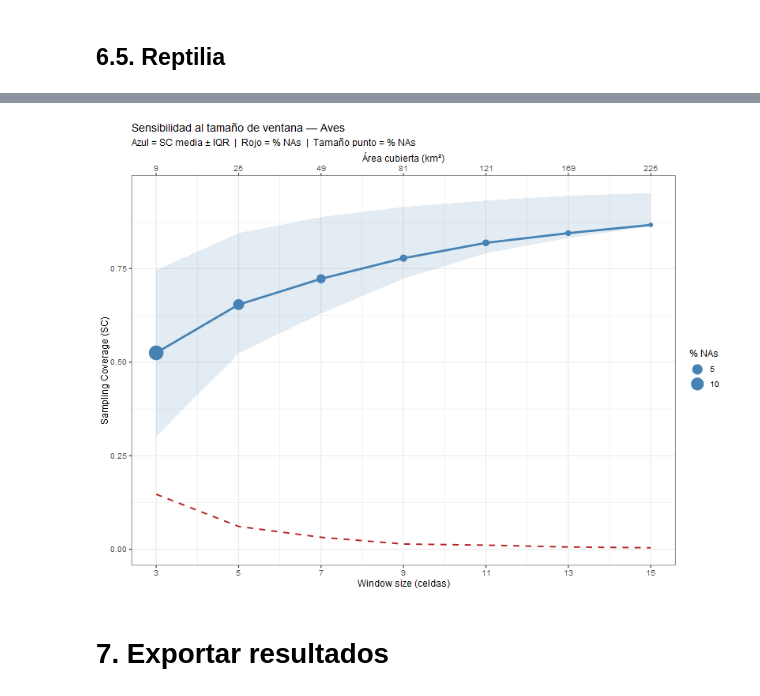
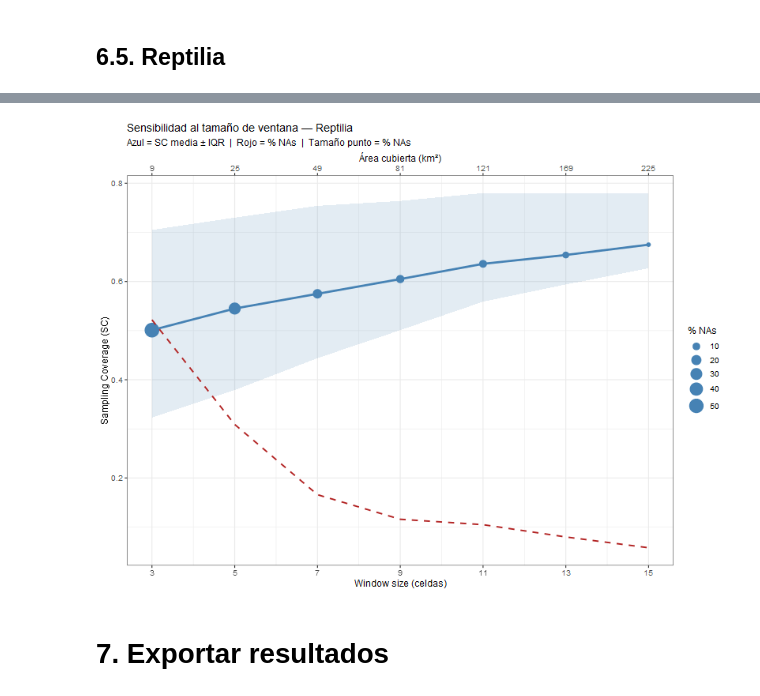
Before and after one commit to daningMontano/ACUS_BIODIV_ZCH, a Jupyter notebook: Notebooks/2_Sampling_coverage.ipynb, the cells around one changed output, grey strips where cells are left out. Cells and saved outputs as stored; diff of their text form; code cells hidden in the pictures.

Commit message:
Se arregla la taxonomia de squamata y Animalia

```diff
--- a/Notebooks/2_Sampling_coverage.ipynb
+++ b/Notebooks/2_Sampling_coverage.ipynb
@@ -26,7 +31,7 @@ library(ggplot2)
 ## 2.1. Ocurrences
 # %%
 bio_records = read.csv( "../../../DATOS/Datasets/Biodiversidad/biodiversidad_ocurrences_clean.csv")|>
-  filter(coordinateUncertaintyInMeters == 5000 )
+  filter(coordinateUncertaintyInMeters <= 5000 | is.na(coordinateUncertaintyInMeters))
 
 # Transform to sf object
 bio_records_sf = st_as_sf(
@@ -68,7 +95,7 @@ recors_grid_1km_buffer <- st_join(
 # %% [markdown]
 All
 # %%
-total_records_species_per_grid= recors_grid_1km_buffer |>
+total_records_species_per_grid= records_grid_1km_buffer |>
   as.data.frame() |>
   dplyr::group_by(id) |>
   dplyr::summarise(
@@ -79,7 +106,7 @@ total_records_species_per_grid= recors_grid_1km_buffer |>
 # %% [markdown]
 By group
 # %%
-total_records_species_per_grid_plants = recors_grid_1km_buffer |>
+total_records_species_per_grid_plants = records_grid_1km_buffer |>
   as.data.frame() |>
   dplyr::filter(kingdom == "Plantae") |>
   dplyr::group_by(id) |>
@@ -91,7 +118,7 @@ total_records_species_per_grid_plants = recors_grid_1km_buffer |>
   as.data.frame()
 
 
-total_records_species_per_grid_animals = recors_grid_1km_buffer |>
+total_records_species_per_grid_animals = records_grid_1km_buffer |>
   as.data.frame() |>
   dplyr::filter(kingdom == "Animalia") |>
   dplyr::filter(class %in% c("Amphibia","Aves","Mammalia","Reptilia","Squamata")) |>
@@ -1023,30 +946,31 @@ First 10 features:
 # %%
-library(ggplot2)
 
 # Cambio marginal entre ventanas consecutivas
-sensitivity_df <- sensitivity_df |>
+sensitivity_df_reptilia <- sensitivity_df_reptilia |>
   dplyr::arrange(window_size) |>
   dplyr::mutate(
     delta_SC = abs(mean_SC - dplyr::lag(mean_SC)) / dplyr::lag(mean_SC) * 100
   )
 
 # Gráfico de decisión
-ggplot(sensitivity_df, aes(x = window_size)) +
+sensitivity_plot_reptilia = ggplot(sensitivity_df_reptilia, aes(x = window_size)) +
   geom_ribbon(aes(ymin = q25_SC, ymax = q75_SC), alpha = 0.15, fill = "steelblue") +
   geom_line(aes(y = mean_SC), color = "steelblue", linewidth = 1.3) +
   geom_point(aes(y = mean_SC, size = pct_NA), color = "steelblue") +
   geom_line(aes(y = pct_NA / 100), color = "firebrick",
             linetype = "dashed", linewidth = 0.9) +
   scale_size_continuous(name = "% NAs", range = c(2, 8)) +
   scale_x_continuous(breaks = WINDOW_SIZES,
                      sec.axis = sec_axis(~ .^2, name = "Área cubierta (km²)",
                                          breaks = WINDOW_SIZES^2)) +
   labs(
     title    = paste0("Sensibilidad al tamaño de ventana — ", GROUP_NAME),
     subtitle = "Azul = SC media ± IQR  |  Rojo = % NAs  |  Tamaño punto = % NAs",
     x        = "Window size (celdas)",
     y        = "Sampling Coverage (SC)"
   ) +
   theme_bw(base_size = 12)
+
+sensitivity_plot_reptilia
 # %% [output]
-[figure, old version]
+[figure, new version]
```
Also changed, not shown: parts of 53 cells of this notebook, 13 other files.
